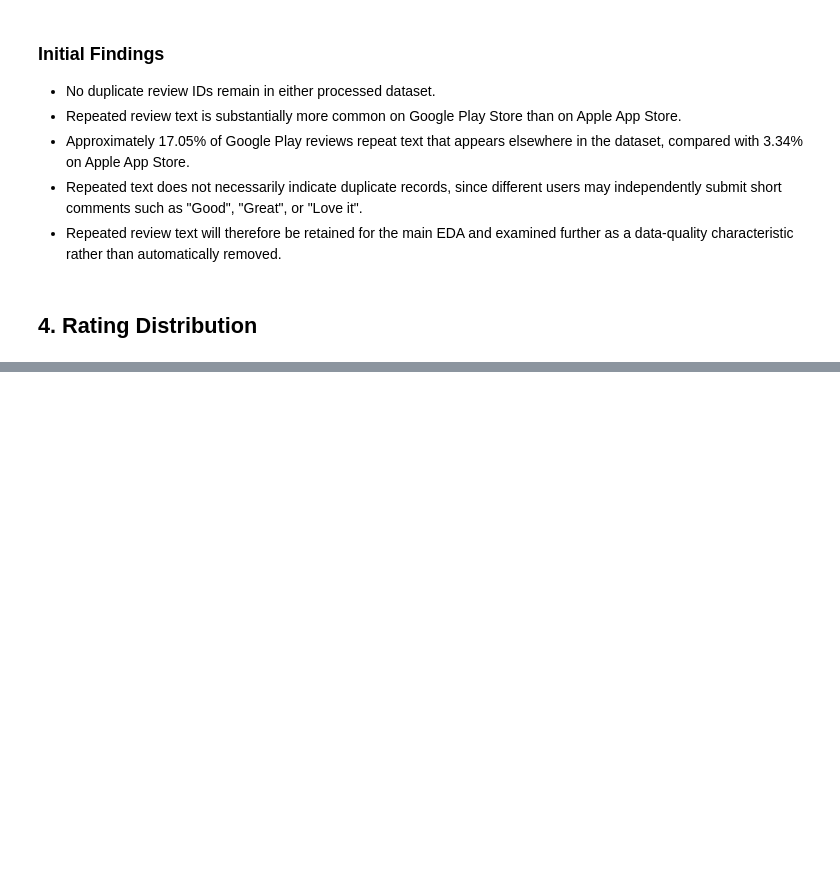
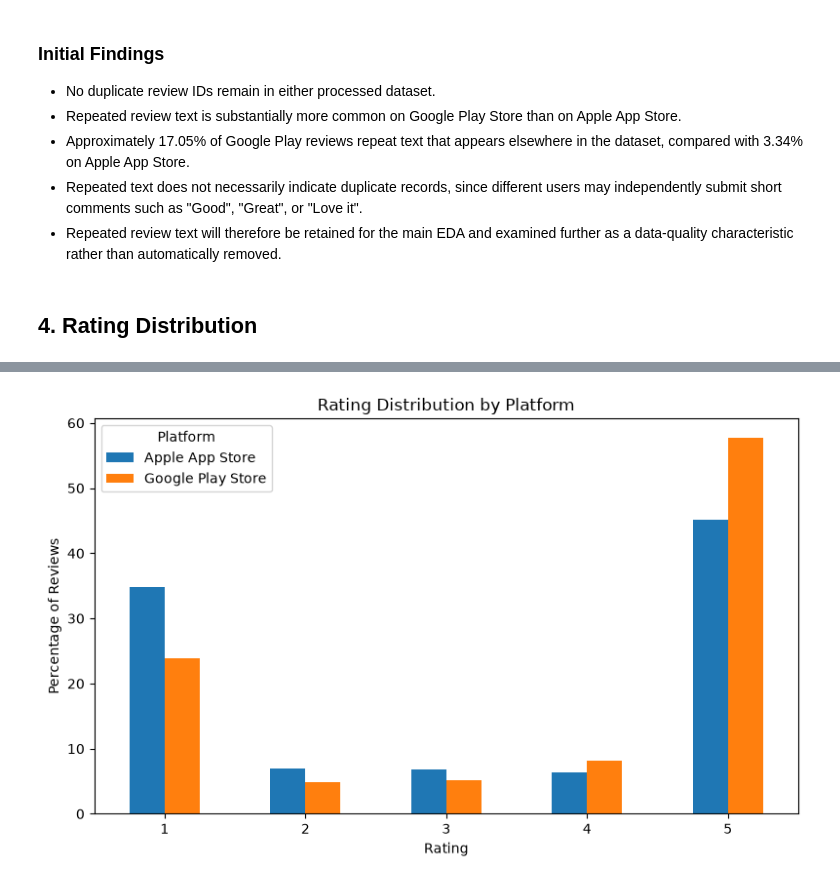
Before and after one commit to olizzh0105/review-data-source-analysis, a Jupyter notebook: notebooks/01_data_quality.ipynb, the cells around one changed output, grey strips where cells are left out. Cells and saved outputs as stored; diff of their text form; code cells hidden in the pictures; blank space fills up the shorter version.

Commit message:
Add initial cross-platform EDA findings

```diff
--- a/notebooks/01_data_quality.ipynb
+++ b/notebooks/01_data_quality.ipynb
@@ -186,0 +195,8 @@ display(rating_summary)
+# %%
+rating_percent = (
+    rating_summary
+    .div(rating_summary.sum(axis=0), axis=1)
+    * 100
+).round(2)
+
+display(rating_percent)
@@ -186,0 +211,15 @@ display(rating_summary)
+# %%
+rating_percent.plot(
+    kind="bar",
+    figsize=(8, 5)
+)
+
+plt.title("Rating Distribution by Platform")
+plt.xlabel("Rating")
+plt.ylabel("Percentage of Reviews")
+plt.xticks(rotation=0)
+plt.legend(title="Platform")
+plt.tight_layout()
+plt.show()
+# %% [output]
+[figure, added]
```
Also changed, not shown: parts of 25 cells of this notebook.
